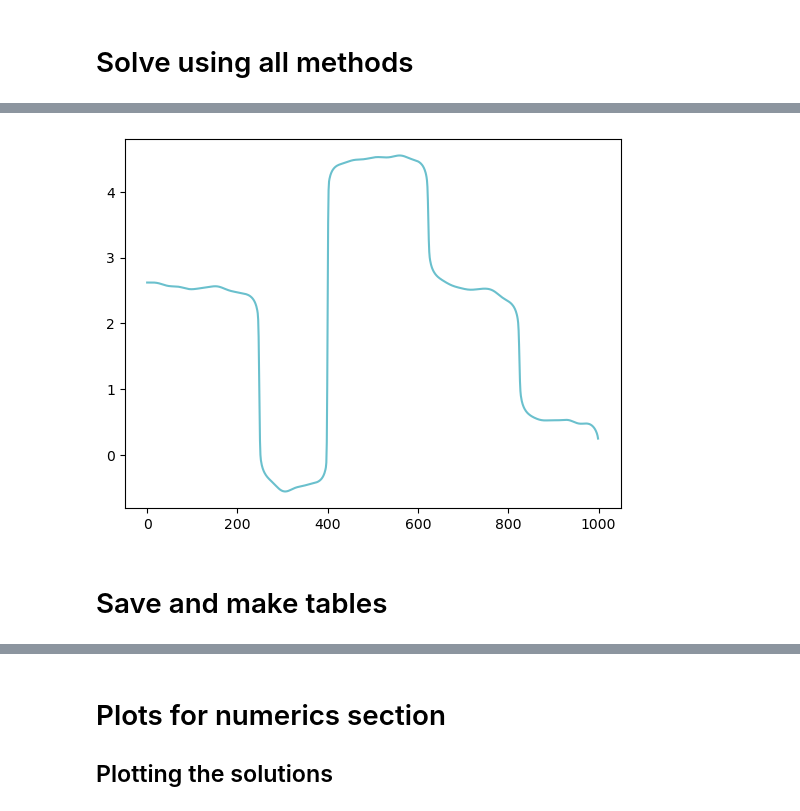
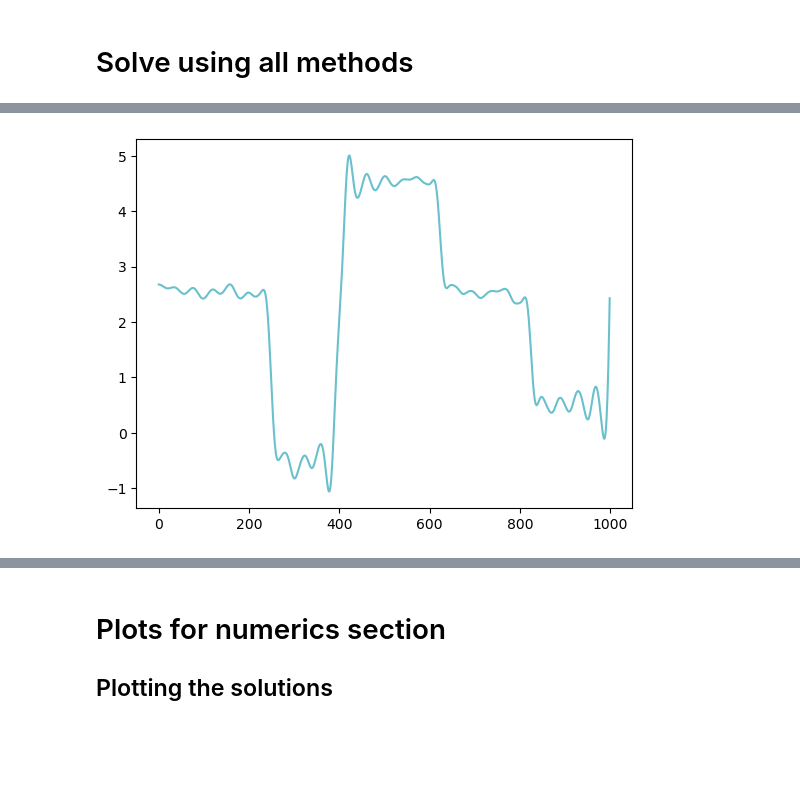
Before and after one commit to mpasha3/IRLS_prec_GSBL, a Jupyter notebook: paper_examples/1d_cosine/fgk_study/fgk_val.ipynb, the cells around one changed output, grey strips where cells are left out. Cells and saved outputs as stored; diff of their text form; code cells hidden in the pictures; blank space fills up the shorter version.

```diff
--- a/paper_examples/1d_cosine/fgk_study/fgk.ipynb
+++ b/paper_examples/1d_cosine/fgk_study/fgk_val.ipynb
@@ -517,7 +687,5 @@ plt.show()
 # %%
-plt.plot(mm_psgks_data["x"])
+plt.plot(ias_fgk_data["x"])
 plt.show()
 # %% [output]
-[figure, old version]
+[figure, new version]
-# %% [markdown]
-# Save and make tables
```
Also changed, not shown: parts of 34 cells of this notebook, 28 other files.
